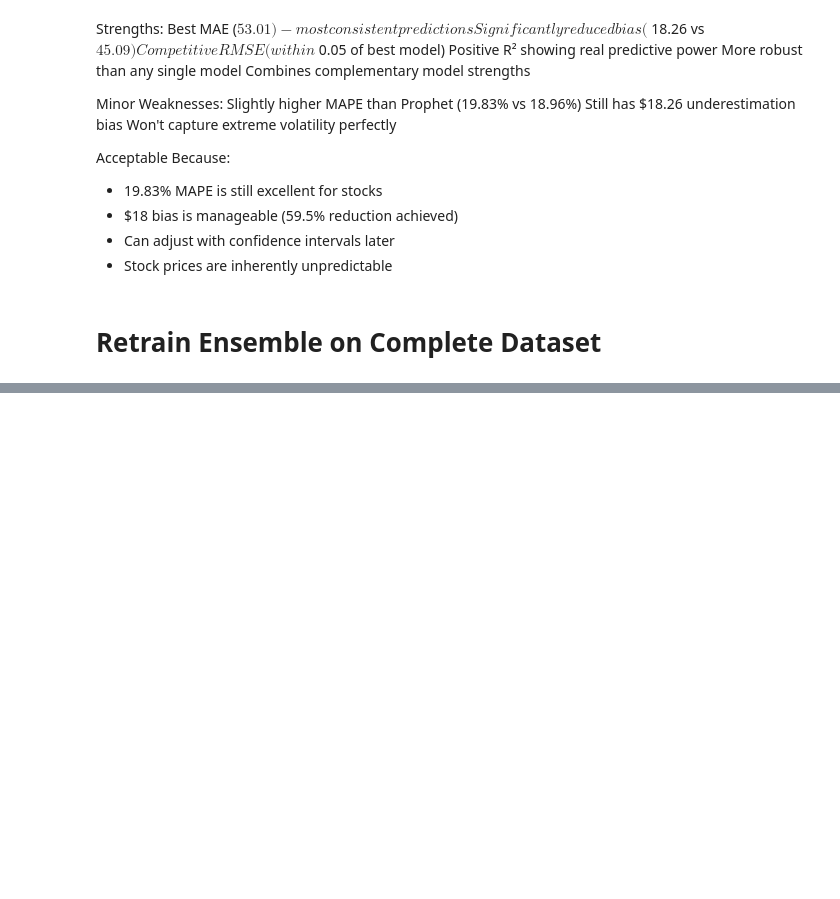
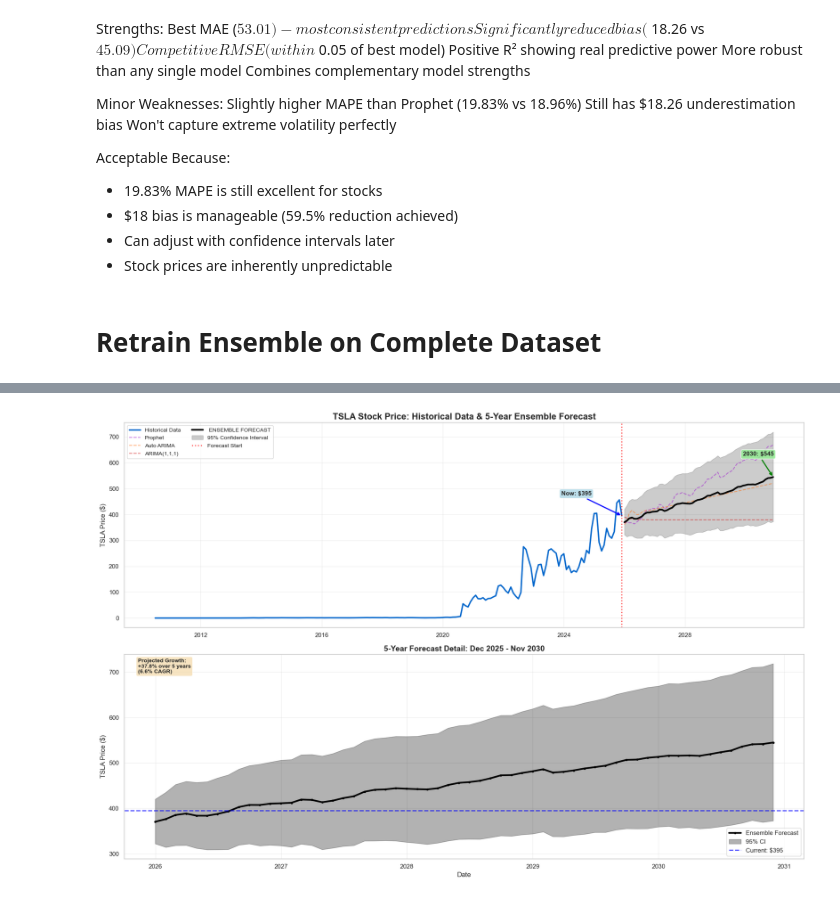
Before and after one commit to StanNjihia/Tesla_Stock_Analysis-Elon_Wealth_Analysis, a Jupyter notebook: tesla_stocl.ipynb, the cells around one changed output, grey strips where cells are left out. Saved outputs shown, nothing was run; the diff lists cells and outputs as text; code cells hidden in the pictures; blank space fills up the shorter version.

```diff
--- a/tesla_stocl.ipynb
+++ b/tesla_stocl.ipynb
@@ -2453,0 +2982,86 @@ Acceptable Because:
+# %%
+# visualizing the forecast
+
+print("\n" + "=" * 70)
+print(" GENERATING FORECAST VISUALIZATIONS")
+print("=" * 70)
+
+fig, axes = plt.subplots(2, 1, figsize=(18, 12))
+
+# Plot 1: Full timeline (Historical + Forecast)
+axes[0].plot(merged_data.index, merged_data['TSLA_Adj_Close'],
+             label='Historical Data', color='#0066cc', linewidth=2.5)
+
+# Plot individual model forecasts
+axes[0].plot(forecast_df.index, forecast_df['Prophet'],
+             label='Prophet', color='#9900cc', linewidth=1.5, linestyle='--', alpha=0.5)
+axes[0].plot(forecast_df.index, forecast_df['Auto_ARIMA'],
+             label='Auto ARIMA', color='#ff6600', linewidth=1.5, linestyle='--', alpha=0.5)
+axes[0].plot(forecast_df.index, forecast_df['ARIMA_111'],
+             label='ARIMA(1,1,1)', color='#cc0000', linewidth=1.5, linestyle='--', alpha=0.5)
+
+# Plot ensemble forecast
+axes[0].plot(forecast_df.index, forecast_df['Ensemble'],
+             label=' ENSEMBLE FORECAST', color='#000000', linewidth=3, linestyle='-')
+
+# Add confidence interval
+axes[0].fill_between(forecast_df.index,
+                     forecast_df['Ensemble_Lower_95'],
+                     forecast_df['Ensemble_Upper_95'],
+                     alpha=0.2, color='#000000', label='95% Confidence Interval')
+
+# Mark the transition
+axes[0].axvline(x=last_date, color='red', linestyle=':', linewidth=2, alpha=0.7,
+                label='Forecast Start')
+
+axes[0].set_title('TSLA Stock Price: Historical Data & 5-Year Ensemble Forecast',
+                  fontsize=16, fontweight='bold')
+axes[0].set_ylabel('TSLA Price ($)', fontsize=12)
+axes[0].legend(loc='upper left', fontsize=10, ncol=2)
+axes[0].grid(True, alpha=0.3)
+
+# Add annotation for current and future price
+axes[0].annotate(f'Now: ${current_price:.0f}',
+                xy=(last_date, current_price),
+                xytext=(last_date - pd.DateOffset(years=2), current_price * 1.2),
+                arrowprops=dict(arrowstyle='->', color='blue', lw=2),
+                fontsize=11, fontweight='bold',
+                bbox=dict(boxstyle='round', facecolor='lightblue', alpha=0.8))
+
+axes[0].annotate(f'2030: ${final_price:.0f}',
+                xy=(forecast_df.index[-1], final_price),
+                xytext=(forecast_df.index[-1] - pd.DateOffset(years=1), final_price * 1.15),
+                arrowprops=dict(arrowstyle='->', color='green', lw=2),
+                fontsize=11, fontweight='bold',
+                bbox=dict(boxstyle='round', facecolor='lightgreen', alpha=0.8))
+
+# Plot 2: Forecast period only (zoomed)
+axes[1].plot(forecast_df.index, forecast_df['Ensemble'],
+             label='Ensemble Forecast', color='#000000', linewidth=3, marker='o', markersize=3)
+axes[1].fill_between(forecast_df.index,
+                     forecast_df['Ensemble_Lower_95'],
+                     forecast_df['Ensemble_Upper_95'],
+                     alpha=0.3, color='#000000', label='95% CI')
+
+# Add current price as reference
+axes[1].axhline(y=current_price, color='blue', linestyle='--', linewidth=2,
+                alpha=0.7, label=f'Current: ${current_price:.0f}')
+
+axes[1].set_title('5-Year Forecast Detail: Dec 2025 - Nov 2030',
+                  fontsize=14, fontweight='bold')
+axes[1].set_xlabel('Date', fontsize=12)
+axes[1].set_ylabel('TSLA Price ($)', fontsize=12)
+axes[1].legend(loc='best', fontsize=11)
+axes[1].grid(True, alpha=0.3)
+
+# Add growth annotation
+growth_text = f'Projected Growth:\n{price_change_pct:+.1f}% over 5 years\n({(((final_price/current_price)**(1/5)) - 1)*100:.1f}% CAGR)'
+axes[1].text(0.02, 0.98, growth_text, transform=axes[1].transAxes,
+            fontsize=10, verticalalignment='top', fontweight='bold',
+            bbox=dict(boxstyle='round', facecolor='wheat', alpha=0.8))
+plt.tight_layout()
+plt.savefig('tsla_5year_forecast.png', dpi=300, bbox_inches='tight')
+plt.show()
+
+print("\n Forecast visualizations saved!")
+# %% [output]
@@ -2453,0 +3071 @@ Acceptable Because:
+[figure, added]
```
Also changed, not shown: parts of 22 cells of this notebook, 4 other files.
